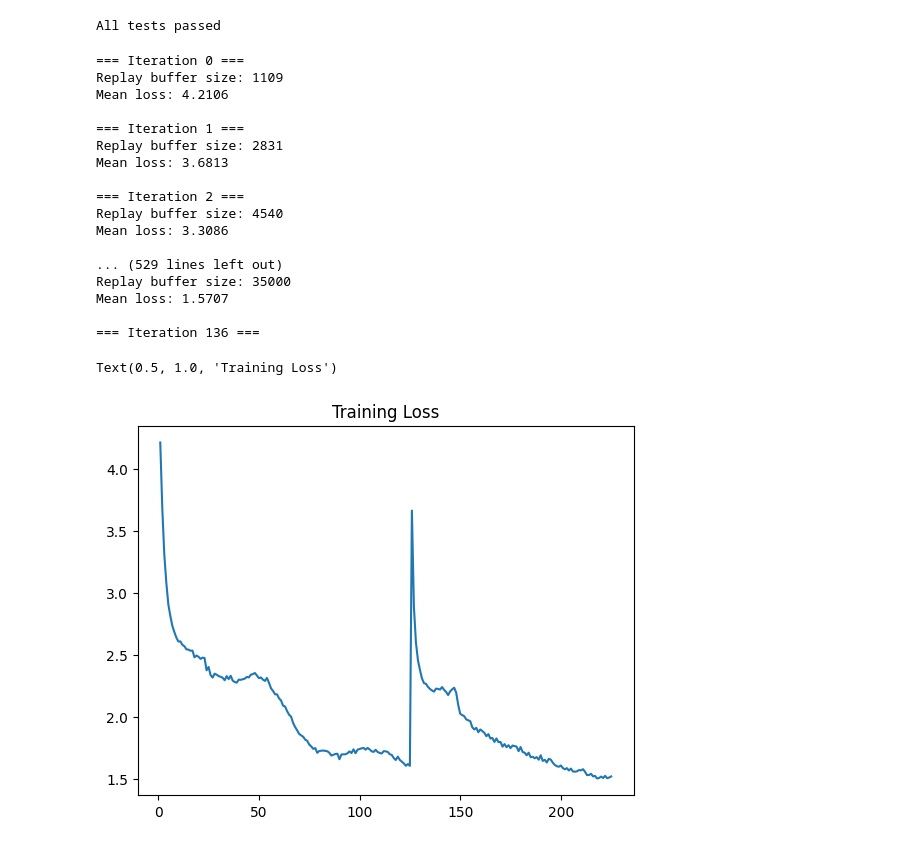
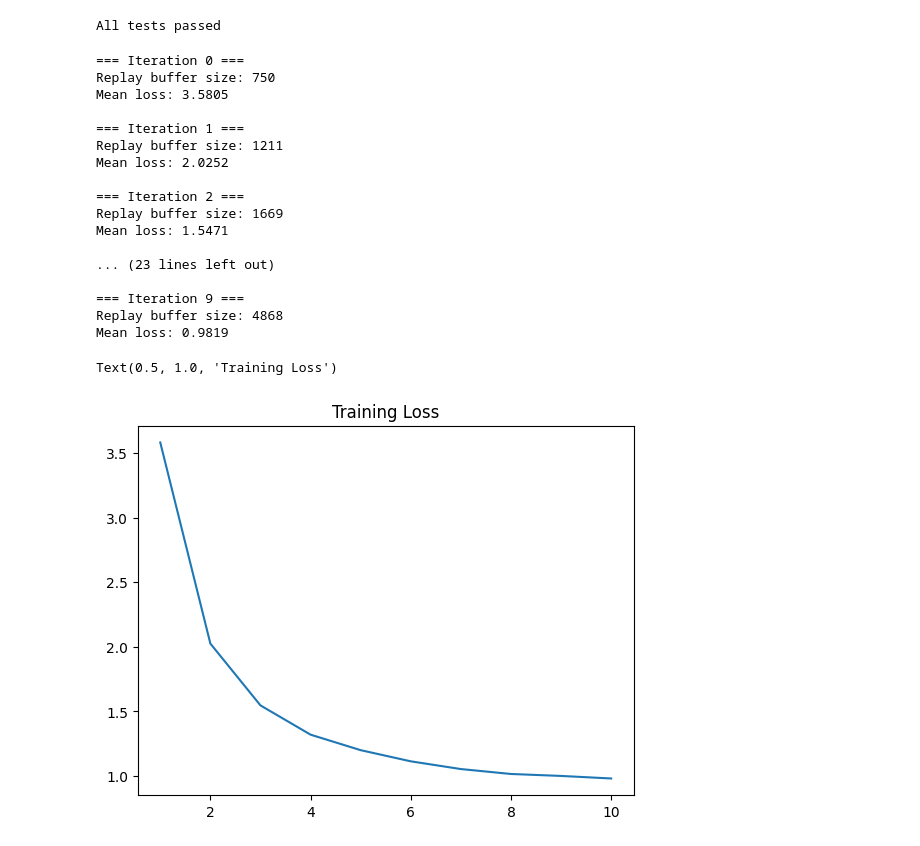
Before and after one commit to Karthik-29/OrderAndChaos, a Jupyter notebook: model/maxwell'sDemon.ipynb, the cells around one changed output. Saved outputs shown, nothing was run; the diff lists cells and outputs as text; code cells hidden in the pictures.

```diff
--- a/model/maxwell'sDemon.ipynb
+++ b/model/maxwell'sDemon.ipynb
@@ -99,12 +99,11 @@ All tests passed
 class OrderChaosGame:
     def __init__(self):
         self.board = np.zeros((5, 5), dtype=np.int8)
-        self.player = 1  # Order starts
+        # self.player = 1  # Order starts
 
     def clone(self):
         g = OrderChaosGame()
         g.board = self.board.copy()
-        g.player = self.player
         return g
 
     def legal_actions(self):
@@ -116,11 +115,16 @@ class OrderChaosGame:
                     actions.append(action_to_index(r, c, -1))
         return actions
 
+    def get_current_player(self):
+        if len(self.legal_actions())%2 == 0:
+            return -1
+        else:
+            return 1
+
     def apply(self, action_idx):
         r, c, s = index_to_action(action_idx)
         assert self.board[r, c] == 0
         self.board[r, c] = s
-        self.player *= -1
 
     def terminal(self):
         if has_four_in_a_row(self.board):
@@ -128,6 +132,17 @@ class OrderChaosGame:
         if np.all(self.board != 0):
             return True, -1  # Chaos wins on full board
         return False, 0
+# %%
+#unit tests for legal actions
+
+g = OrderChaosGame()
+assert set(g.legal_actions()) == set([action_to_index(r, c, s) for r in range(5) for c in range(5) for s in [1, -1]])
+
+g.apply(action_to_index(0, 0, 1))
+assert set(g.legal_actions()) == set([action_to_index(r, c, s) for r in range(5) for c in range(5) for s in [1, -1] if not (r == 0 and c == 0)])
+
+g.apply(action_to_index(1, 1, -1))
+assert set(g.legal_actions()) == set([action_to_index(r, c, s) for r in range(5) for c in range(5) for s in [1, -1] if not (r == 0 and c == 0) and not (r == 1 and c == 1)])
 # %%
 class MaxwellsDemonNet(nn.Module):
     def __init__(self):
@@ -259,8 +301,8 @@ def self_play_game(net, simulations=100, temp_moves=10, temp=1.0):
         pi = run_mcts(game, net, simulations=simulations)
 
         # Store training example
-        state = encode_state(game.board, game.player)
-        data.append((state, pi, game.player))
+        state = encode_state(game.board, game.get_current_player())
+        data.append((state, pi, game.get_current_player()))
 
         # Choose move (argmax for now)
         # action = np.argmax(pi)
@@ -308,7 +350,7 @@ def train_step(net, optimizer, batch):
 #Training loop
 
 replay_buffer = []
-NUM_ITERATIONS = 500
+NUM_ITERATIONS = 10
 BATCH_SIZE = 128
 MAX_BUFFER_SIZE = 35000
 SELF_PLAY_GAMES = 100
@@ -349,7 +391,7 @@ for iteration in range(NUM_ITERATIONS):
     print(f"Mean loss: {sum(losses)/len(losses):.4f}")
     mean_loss_history[iteration + 1] = sum(losses)/len(losses)
     #checkpoint
-    if (iteration + 1) % 25 == 0:  # save every 25 iterations
+    if (iteration + 1) % 10 == 0:  # save every 25 iterations
         torch.save(
             {
                 "model_state_dict": net.state_dict(),
@@ -362,37 +404,37 @@ for iteration in range(NUM_ITERATIONS):
         )
 # %% [output]
 === Iteration 0 ===
-Replay buffer size: 1109
-Mean loss: 4.2106
+Replay buffer size: 750
+Mean loss: 3.5805
 
 === Iteration 1 ===
-Replay buffer size: 2831
-Mean loss: 3.6813
+Replay buffer size: 1211
+Mean loss: 2.0252
 
 === Iteration 2 ===
-Replay buffer size: 4540
-Mean loss: 3.3086
+Replay buffer size: 1669
+Mean loss: 1.5471
 
-... (529 lines left out)
-Replay buffer size: 35000
-Mean loss: 1.5707
+... (23 lines left out)
 
-=== Iteration 136 ===
+=== Iteration 9 ===
+Replay buffer size: 4868
+Mean loss: 0.9819
 # %%
-checkpoint = torch.load("maxwells_demon_checkpoint.pt")
+# checkpoint = torch.load("maxwells_demon_checkpoint.pt")
 
-net = MaxwellsDemonNet()
+# net = MaxwellsDemonNet()
 
-net.load_state_dict(checkpoint["model_state_dict"])
-optimizer.load_state_dict(checkpoint["optimizer_state_dict"])
-mean_loss_history = checkpoint["mean_loss_history"]
-current_iteration = checkpoint["iteration"]
-replay_buffer = checkpoint["replay_buffer"]
+# net.load_state_dict(checkpoint["model_state_dict"])
+# optimizer.load_state_dict(checkpoint["optimizer_state_dict"])
+# mean_loss_history = checkpoint["mean_loss_history"]
+# current_iteration = checkpoint["iteration"]
+# replay_buffer = checkpoint["replay_buffer"]
 
 
 plt.plot(list(mean_loss_history.keys()), list(mean_loss_history.values()))
 plt.title("Training Loss")
 # %% [output]
 Text(0.5, 1.0, 'Training Loss')
-[figure, old version]
+[figure, new version]
 # %%
```
Also changed, not shown: parts of 4 cells of this notebook, 1 other file.
